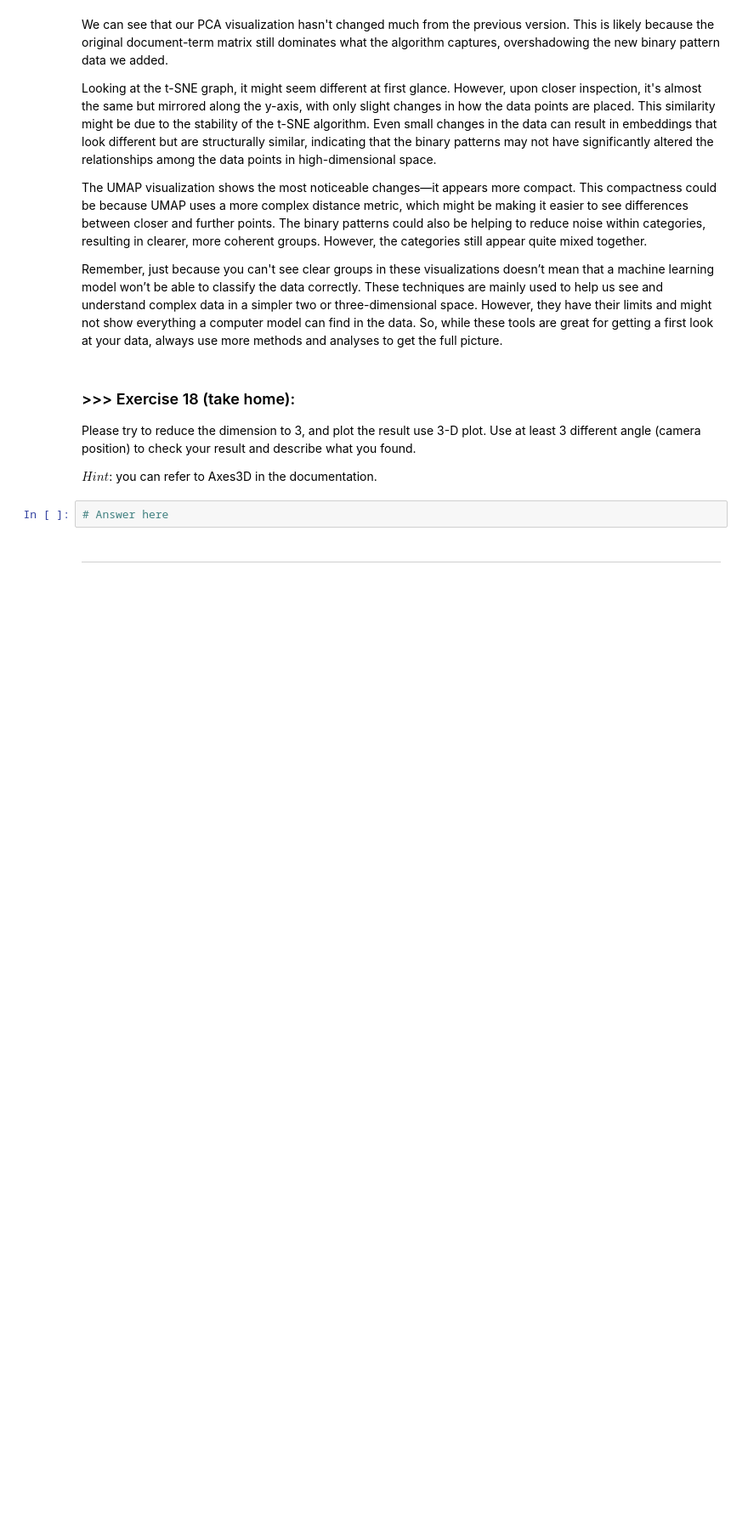
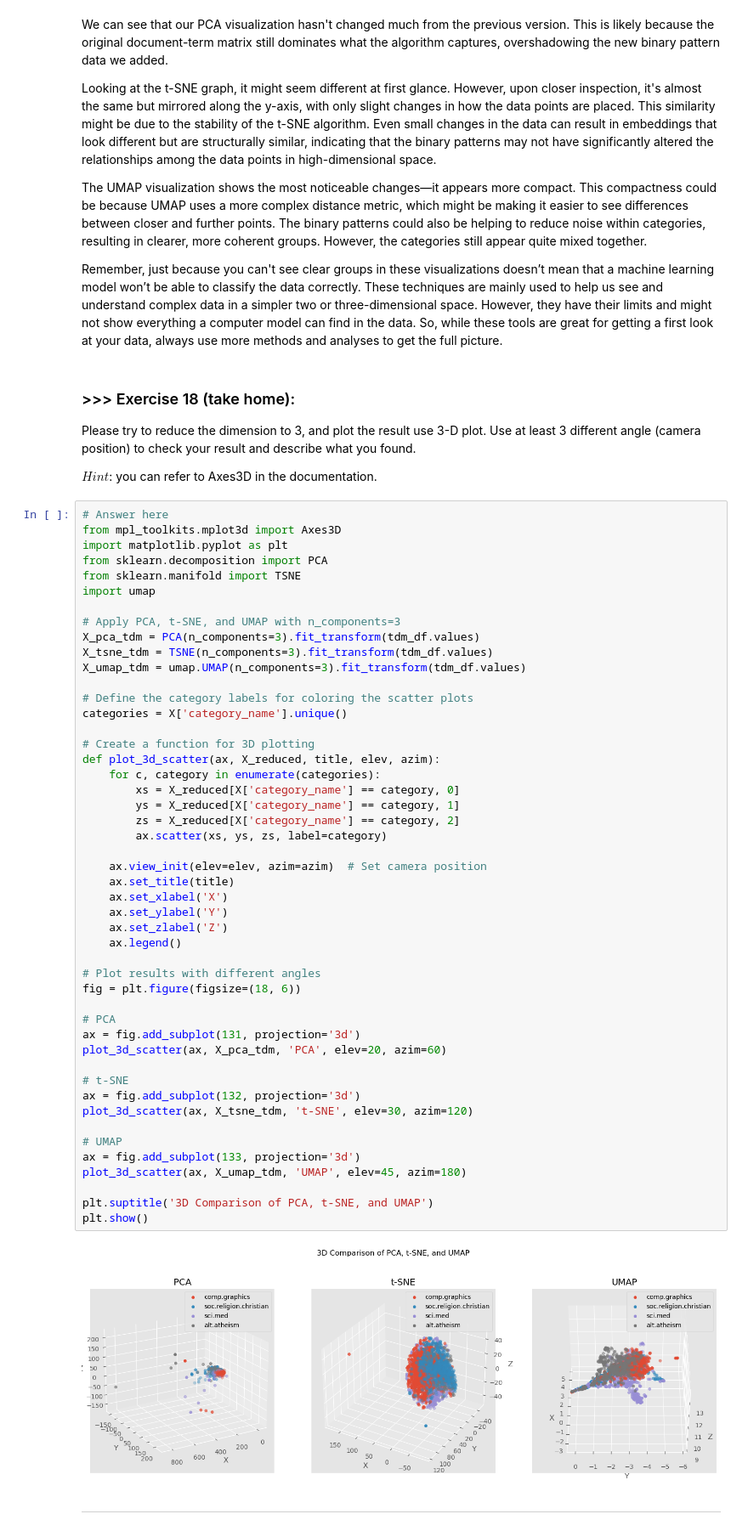
Before and after one commit to Kevindic0214/DM2024-Lab1-Master, a Jupyter notebook: DM2024-Lab1-Master.ipynb, the cells around one changed output. Shown at 85% size. Cells and saved outputs as stored; diff of their text form; blank space fills up the shorter version.

```diff
--- a/DM2024-Lab1-Master.ipynb
+++ b/DM2024-Lab1-Master.ipynb
@@ -2156,8 +2230,56 @@ Remember, just because you can't see clear groups in these visualizations doesn
 Please try to reduce the dimension to 3, and plot the result use 3-D plot. Use at least 3 different angle (camera position) to check your result and describe what you found.
 
 $Hint$: you can refer to Axes3D in the documentation.
-# %%
-# Answer here
+# %%
+# Answer here
+from mpl_toolkits.mplot3d import Axes3D
+import matplotlib.pyplot as plt
+from sklearn.decomposition import PCA
+from sklearn.manifold import TSNE
+import umap
+
+# Apply PCA, t-SNE, and UMAP with n_components=3
+X_pca_tdm = PCA(n_components=3).fit_transform(tdm_df.values)
+X_tsne_tdm = TSNE(n_components=3).fit_transform(tdm_df.values)
+X_umap_tdm = umap.UMAP(n_components=3).fit_transform(tdm_df.values)
+
+# Define the category labels for coloring the scatter plots
+categories = X['category_name'].unique()
+
+# Create a function for 3D plotting
+def plot_3d_scatter(ax, X_reduced, title, elev, azim):
+    for c, category in enumerate(categories):
+        xs = X_reduced[X['category_name'] == category, 0]
+        ys = X_reduced[X['category_name'] == category, 1]
+        zs = X_reduced[X['category_name'] == category, 2]
+        ax.scatter(xs, ys, zs, label=category)
+
+    ax.view_init(elev=elev, azim=azim)  # Set camera position
+    ax.set_title(title)
+    ax.set_xlabel('X')
+    ax.set_ylabel('Y')
+    ax.set_zlabel('Z')
+    ax.legend()
+
+# Plot results with different angles
+fig = plt.figure(figsize=(18, 6))
+
+# PCA
+ax = fig.add_subplot(131, projection='3d')
+plot_3d_scatter(ax, X_pca_tdm, 'PCA', elev=20, azim=60)
+
+# t-SNE
+ax = fig.add_subplot(132, projection='3d')
+plot_3d_scatter(ax, X_tsne_tdm, 't-SNE', elev=30, azim=120)
+
+# UMAP
+ax = fig.add_subplot(133, projection='3d')
+plot_3d_scatter(ax, X_umap_tdm, 'UMAP', elev=45, azim=180)
+
+plt.suptitle('3D Comparison of PCA, t-SNE, and UMAP')
+plt.show()
+# %% [output]
+[figure, added]
 # %% [markdown]
 ---
 # %% [markdown]
```
Also changed, not shown: parts of 6 cells of this notebook, 1 other file.
